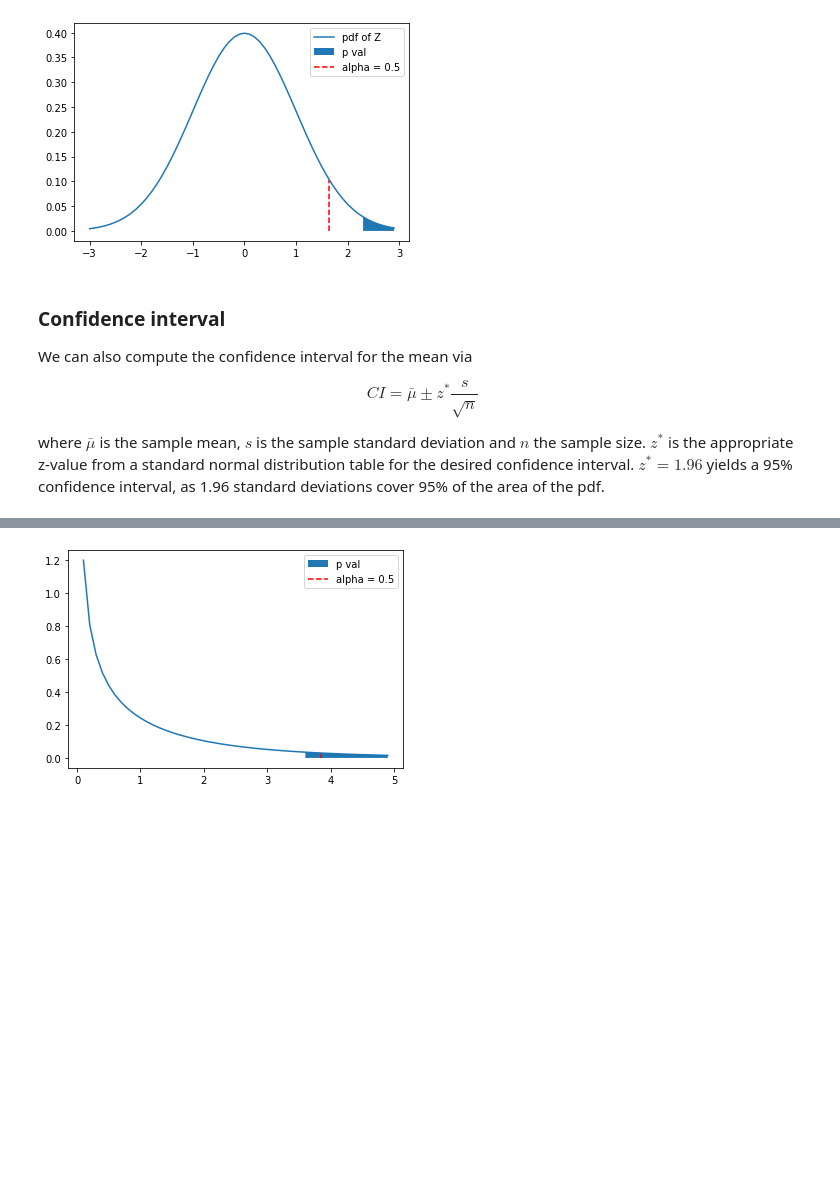
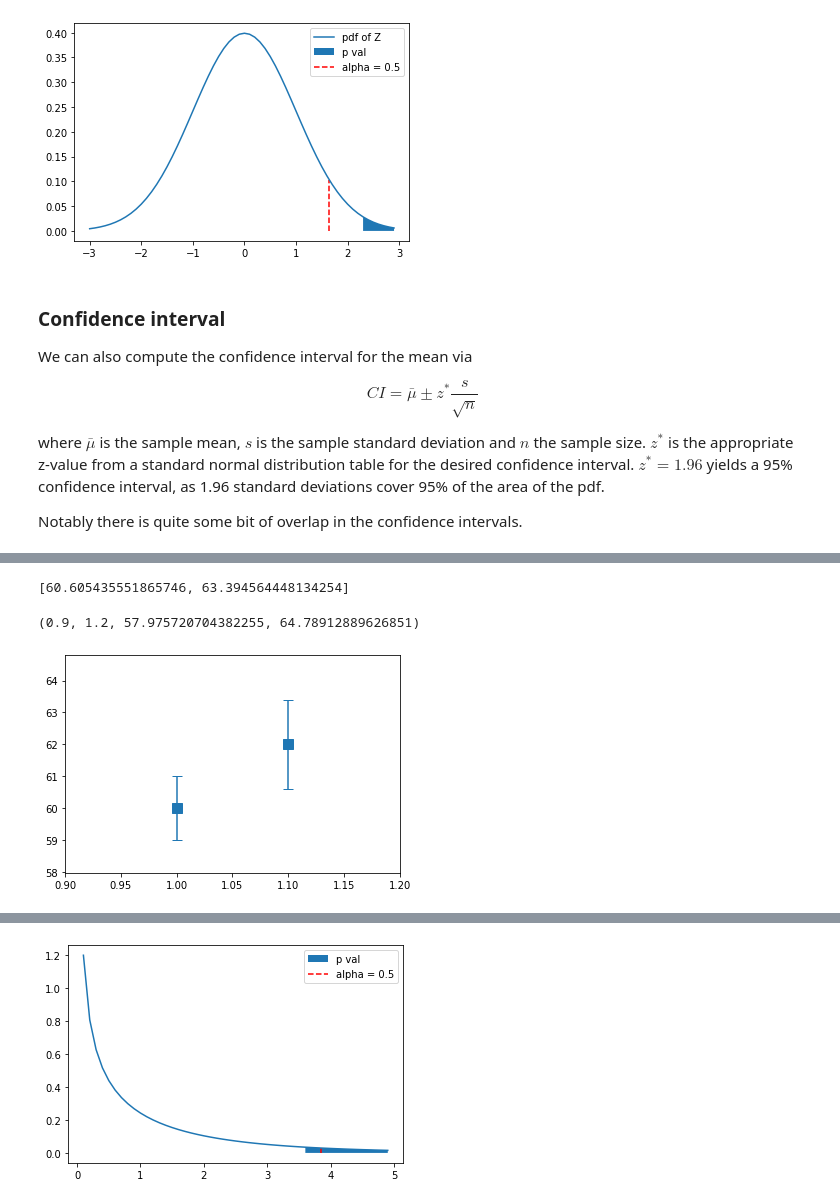
Before and after one commit to rnymke/ml_notebooks, a Jupyter notebook: stats/testing/hypothesis_testing.ipynb, the cells around one changed output, grey strips where cells are left out. Cells and saved outputs as stored; diff of their text form; code cells hidden in the pictures; blank space fills up the shorter version.

```diff
--- a/stats/testing/hypothesis_testing.ipynb
+++ b/stats/testing/hypothesis_testing.ipynb
@@ -69,6 +82,8 @@ We can also compute the confidence interval for the mean via
 $$CI = \bar{\mu} \pm z^*\frac{s}{\sqrt{n}}$$
 
 where $\bar{\mu}$ is the sample mean, $s$ is the sample standard deviation and $n$ the sample size. $z^*$ is the appropriate z-value from a standard normal distribution table for the desired confidence interval. $z^* = 1.96$ yields a 95% confidence interval, as 1.96 standard deviations cover 95% of the area of the pdf.
+
+Notably there is quite some bit of overlap in the confidence intervals.
 # %%
 err_A = 1.96*s_A/np.sqrt(n_A)
 err_B = 1.96*s_B/np.sqrt(n_B)
@@ -79,6 +94,6 @@ display(CI_A)
 display(CI_B)
 
 
-plt.errorbar(x=[1, 1.1], y=[mu_A, mu_B], yerr=[err_A, err_B], capsize=5, markersize=10, marker="s", ls='none'l, labels=['A', 'B'])
+plt.errorbar(x=[1, 1.1], y=[mu_A, mu_B], yerr=[err_A, err_B], capsize=5, markersize=10, marker="s", ls='none')
 plt.axis([0.9, 1.2, mu_A-err_A*2, mu_B+err_B*2])
 # %% [output]
@@ -86,3 +101,6 @@ SyntaxError: invalid syntax (<ipython-input-247-0ab963a19220>, line 10)
+[60.605435551865746, 63.394564448134254]
+(0.9, 1.2, 57.975720704382255, 64.78912889626851)
+[figure, added]
 # %% [markdown]
 # Chi^2 test for conversion rate.
 
```
Also changed, not shown: parts of 12 cells of this notebook.
